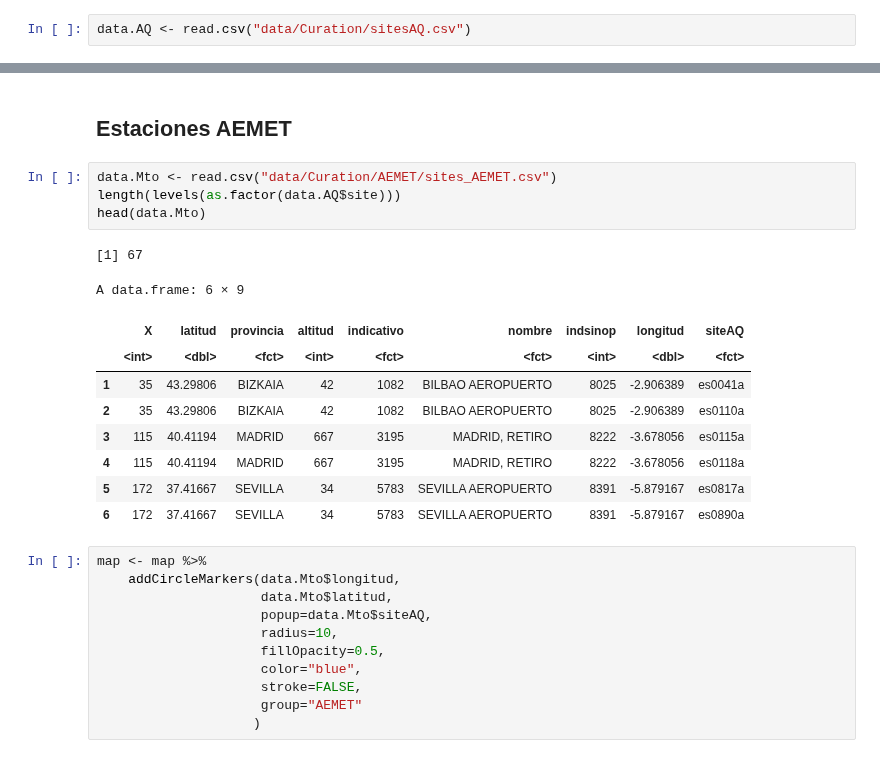
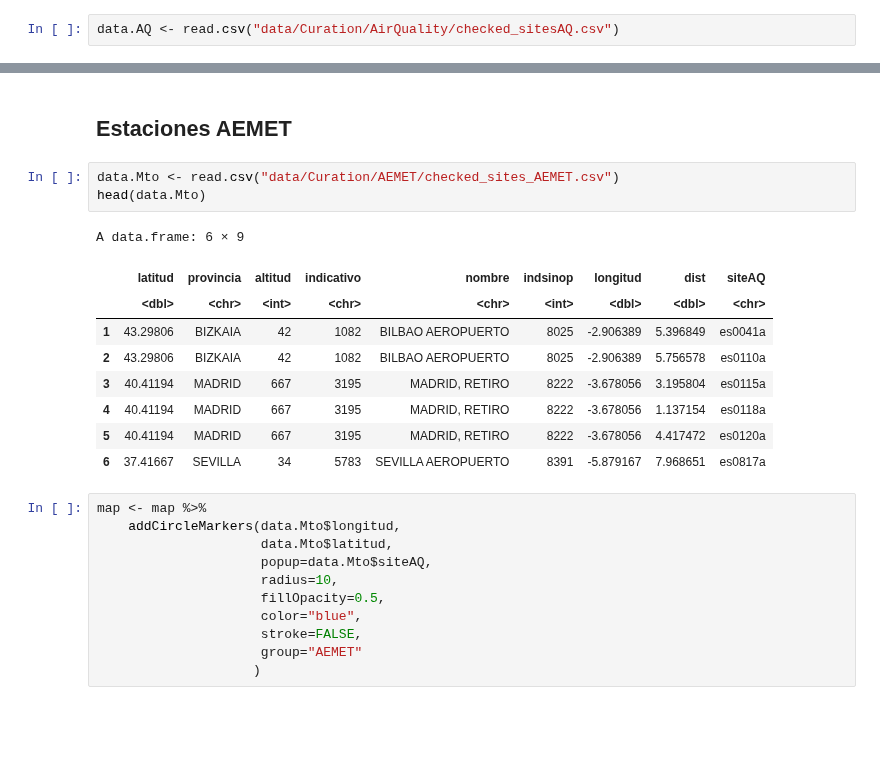
Before and after one commit to Jaimedgp/AirQualityCOVID, a Jupyter notebook: notebooks/Curation/Mapa_Estaciones.ipynb, the cells around one changed output, grey strips where cells are left out. Drawn from its saved outputs; the diff is of its cells as text; blank space fills up the shorter version.

Commit message:
Merge from curation branch

```diff
--- a/notebooks/Curation/Mapa_Estaciones.ipynb
+++ b/notebooks/Curation/Mapa_Estaciones.ipynb
@@ -22,7 +22,7 @@ map <- leaflet() %>%
 # %% [markdown]
 ## Estaciones Calidad del Aire
 # %%
-data.AQ <- read.csv("data/Curation/sitesAQ.csv")
+data.AQ <- read.csv("data/Curation/AirQuality/checked_sitesAQ.csv")
 # %%
 map <- map %>%
     addCircleMarkers(data.AQ$longitude,
@@ -37,20 +37,18 @@ map <- map %>%
 # %% [markdown]
 ## Estaciones AEMET
 # %%
-data.Mto <- read.csv("data/Curation/AEMET/sites_AEMET.csv")
-length(levels(as.factor(data.AQ$site)))
+data.Mto <- read.csv("data/Curation/AEMET/checked_sites_AEMET.csv")
 head(data.Mto)
 # %% [output]
-[1] 67
+A data.frame: 6 × 9
-A data.frame: 6 × 9
-|  | X | latitud | provincia | altitud | indicativo | nombre | indsinop | longitud | siteAQ |
-|  | <int> | <dbl> | <fct> | <int> | <fct> | <fct> | <int> | <dbl> | <fct> |
-| 1 | 35 | 43.29806 | BIZKAIA | 42 | 1082 | BILBAO AEROPUERTO | 8025 | -2.906389 | es0041a |
-| 2 | 35 | 43.29806 | BIZKAIA | 42 | 1082 | BILBAO AEROPUERTO | 8025 | -2.906389 | es0110a |
-| 3 | 115 | 40.41194 | MADRID | 667 | 3195 | MADRID, RETIRO | 8222 | -3.678056 | es0115a |
-| 4 | 115 | 40.41194 | MADRID | 667 | 3195 | MADRID, RETIRO | 8222 | -3.678056 | es0118a |
-| 5 | 172 | 37.41667 | SEVILLA | 34 | 5783 | SEVILLA AEROPUERTO | 8391 | -5.879167 | es0817a |
-| 6 | 172 | 37.41667 | SEVILLA | 34 | 5783 | SEVILLA AEROPUERTO | 8391 | -5.879167 | es0890a |
+|  | latitud | provincia | altitud | indicativo | nombre | indsinop | longitud | dist | siteAQ |
+|  | <dbl> | <chr> | <int> | <chr> | <chr> | <int> | <dbl> | <dbl> | <chr> |
+| 1 | 43.29806 | BIZKAIA | 42 | 1082 | BILBAO AEROPUERTO | 8025 | -2.906389 | 5.396849 | es0041a |
+| 2 | 43.29806 | BIZKAIA | 42 | 1082 | BILBAO AEROPUERTO | 8025 | -2.906389 | 5.756578 | es0110a |
+| 3 | 40.41194 | MADRID | 667 | 3195 | MADRID, RETIRO | 8222 | -3.678056 | 3.195804 | es0115a |
+| 4 | 40.41194 | MADRID | 667 | 3195 | MADRID, RETIRO | 8222 | -3.678056 | 1.137154 | es0118a |
+| 5 | 40.41194 | MADRID | 667 | 3195 | MADRID, RETIRO | 8222 | -3.678056 | 4.417472 | es0120a |
+| 6 | 37.41667 | SEVILLA | 34 | 5783 | SEVILLA AEROPUERTO | 8391 | -5.879167 | 7.968651 | es0817a |
 # %%
 map <- map %>%
     addCircleMarkers(data.Mto$longitud,
```
Also changed, not shown: parts of 5 cells of this notebook, 1 other file.
